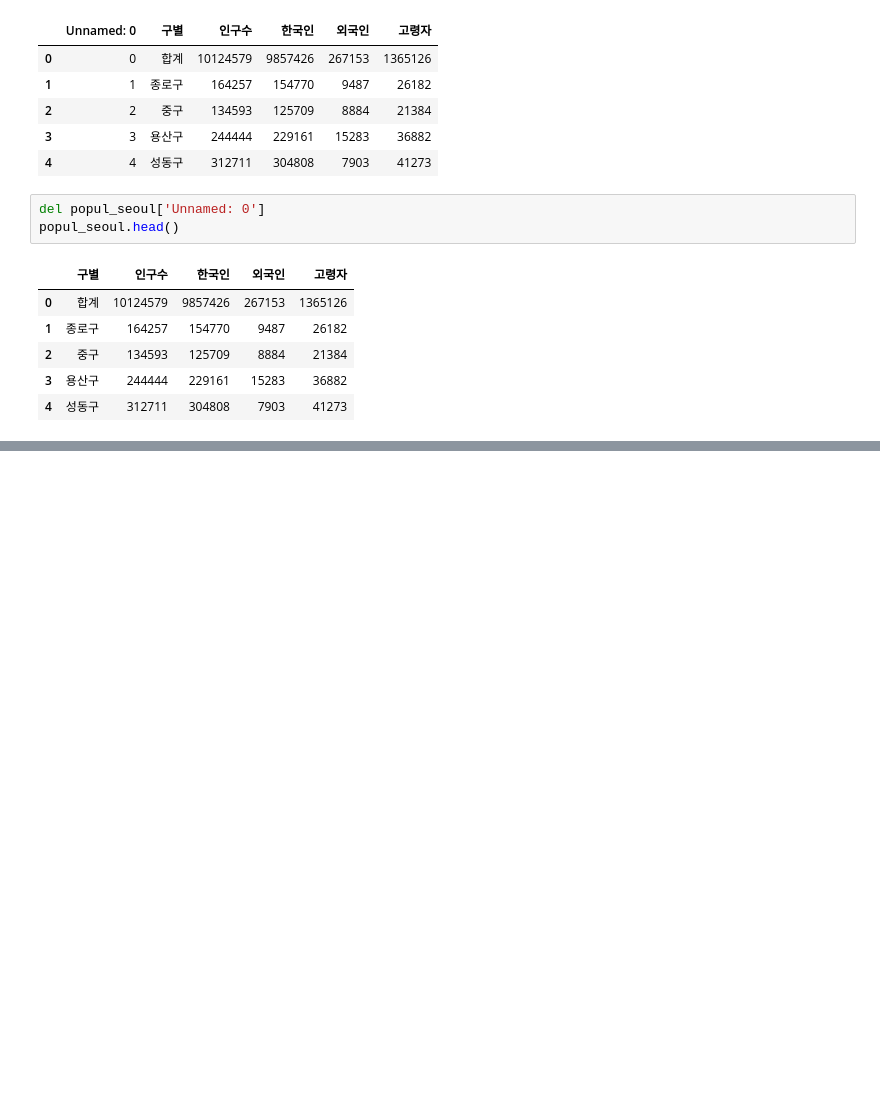
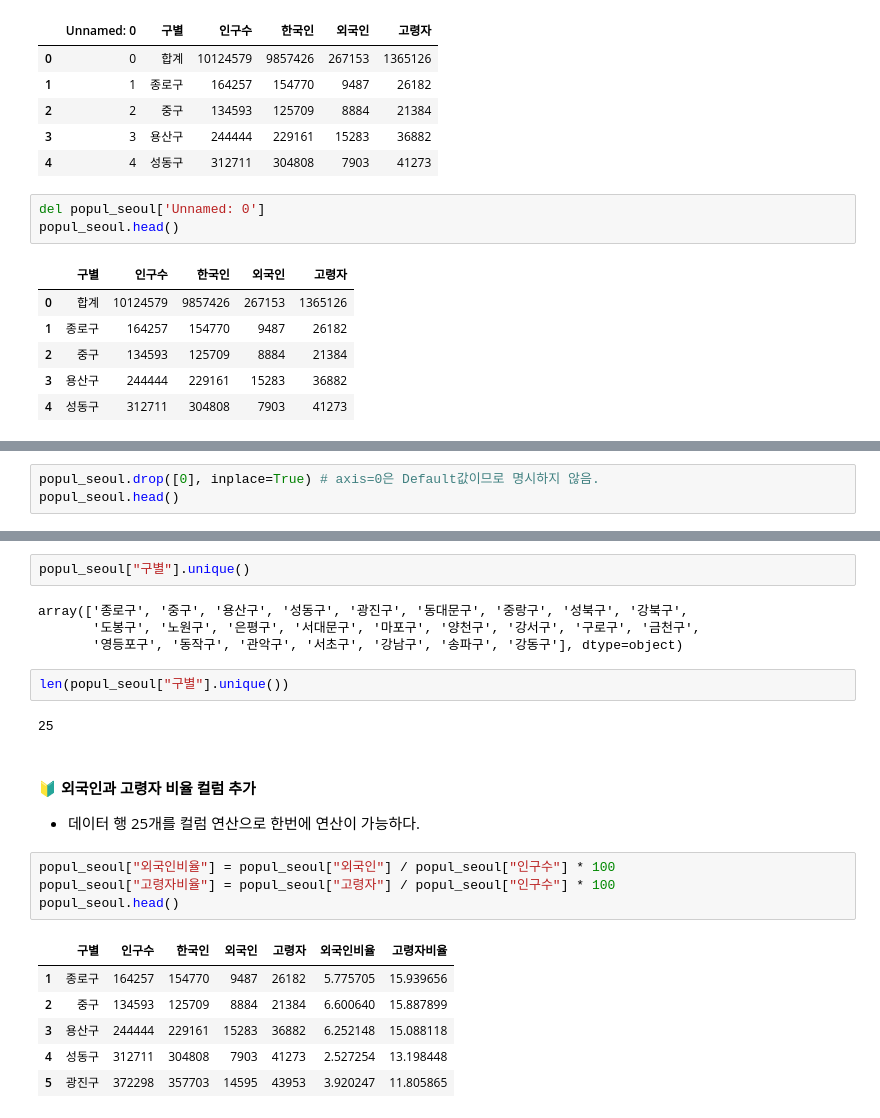
Before and after one commit to ElaYJ/Study_EDA, a Jupyter notebook: 01_Seoul_CCTV/02_lookover_data.ipynb, the cells around one changed output, grey strips where cells are left out. Saved outputs shown, nothing was run; the diff lists cells and outputs as text; blank space fills up the shorter version.

```diff
--- a/01_Seoul_CCTV/02_lookover_data.ipynb
+++ b/01_Seoul_CCTV/02_lookover_data.ipynb
@@ -51,0 +123,3 @@ popul_seoul.head()
+# %%
+popul_seoul.drop([0], inplace=True) # axis=0은 Default값이므로 명시하지 않음.
+popul_seoul.head()
@@ -51,0 +139,25 @@ popul_seoul.head()
+# %%
+popul_seoul["구별"].unique()
+# %% [output]
+array(['종로구', '중구', '용산구', '성동구', '광진구', '동대문구', '중랑구', '성북구', '강북구',
+       '도봉구', '노원구', '은평구', '서대문구', '마포구', '양천구', '강서구', '구로구', '금천구',
+       '영등포구', '동작구', '관악구', '서초구', '강남구', '송파구', '강동구'], dtype=object)
+# %%
+len(popul_seoul["구별"].unique())
+# %% [output]
+25
+# %% [markdown]
+#### 🔰 외국인과 고령자 비율 컬럼 추가
+
+- 데이터 행 25개를 컬럼 연산으로 한번에 연산이 가능하다.
+# %%
+popul_seoul["외국인비율"] = popul_seoul["외국인"] / popul_seoul["인구수"] * 100
+popul_seoul["고령자비율"] = popul_seoul["고령자"] / popul_seoul["인구수"] * 100
+popul_seoul.head()
+# %% [output]
+|  | 구별 | 인구수 | 한국인 | 외국인 | 고령자 | 외국인비율 | 고령자비율 |
+| 1 | 종로구 | 164257 | 154770 | 9487 | 26182 | 5.775705 | 15.939656 |
+| 2 | 중구 | 134593 | 125709 | 8884 | 21384 | 6.600640 | 15.887899 |
+| 3 | 용산구 | 244444 | 229161 | 15283 | 36882 | 6.252148 | 15.088118 |
+| 4 | 성동구 | 312711 | 304808 | 7903 | 41273 | 2.527254 | 13.198448 |
+| 5 | 광진구 | 372298 | 357703 | 14595 | 43953 | 3.920247 | 11.805865 |
```
Also changed, not shown: parts of 26 cells of this notebook, 10 other files.
